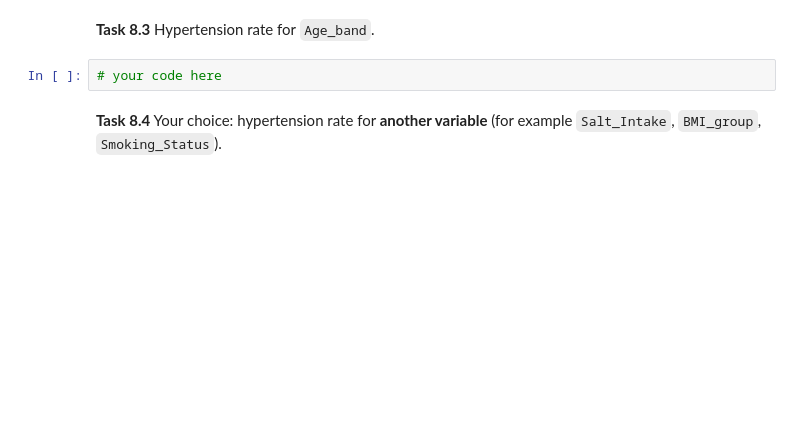
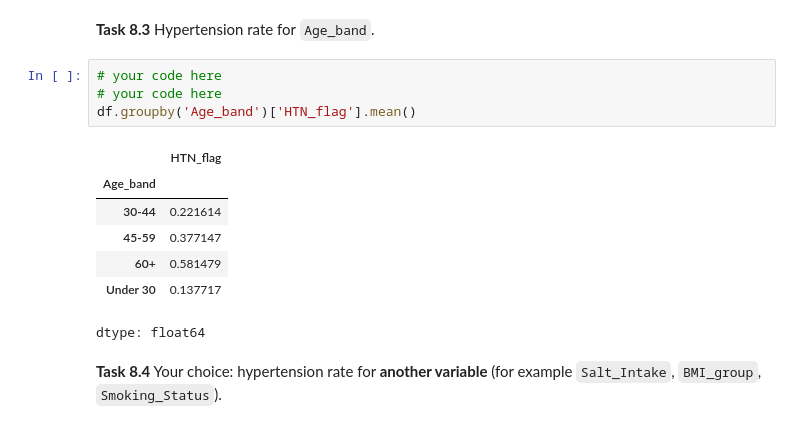
Before and after one commit to Hasnat22/hypertension_dataset, a Jupyter notebook: Week5_Workshop_Pandas_Student.ipynb, the cells around one changed output. Cells and saved outputs as stored; diff of their text form; blank space fills up the shorter version.

```diff
--- a/Week5_Workshop_Pandas_Student.ipynb
+++ b/Week5_Workshop_Pandas_Student.ipynb
@@ -876,6 +891,16 @@ df.groupby(...)[...].mean().round(3)
 **Task 8.3** Hypertension rate for `Age_band`.
 # %%
 # your code here
+# your code here
+df.groupby('Age_band')['HTN_flag'].mean()
+# %% [output]
+|  | HTN_flag |
+| Age_band |  |
+| 30-44 | 0.221614 |
+| 45-59 | 0.377147 |
+| 60+ | 0.581479 |
+| Under 30 | 0.137717 |
+dtype: float64
 # %% [markdown]
 **Task 8.4** Your choice: hypertension rate for **another variable** (for example `Salt_Intake`, `BMI_group`, `Smoking_Status`).
 # %%
```
Also changed, not shown: parts of 7 cells of this notebook.
